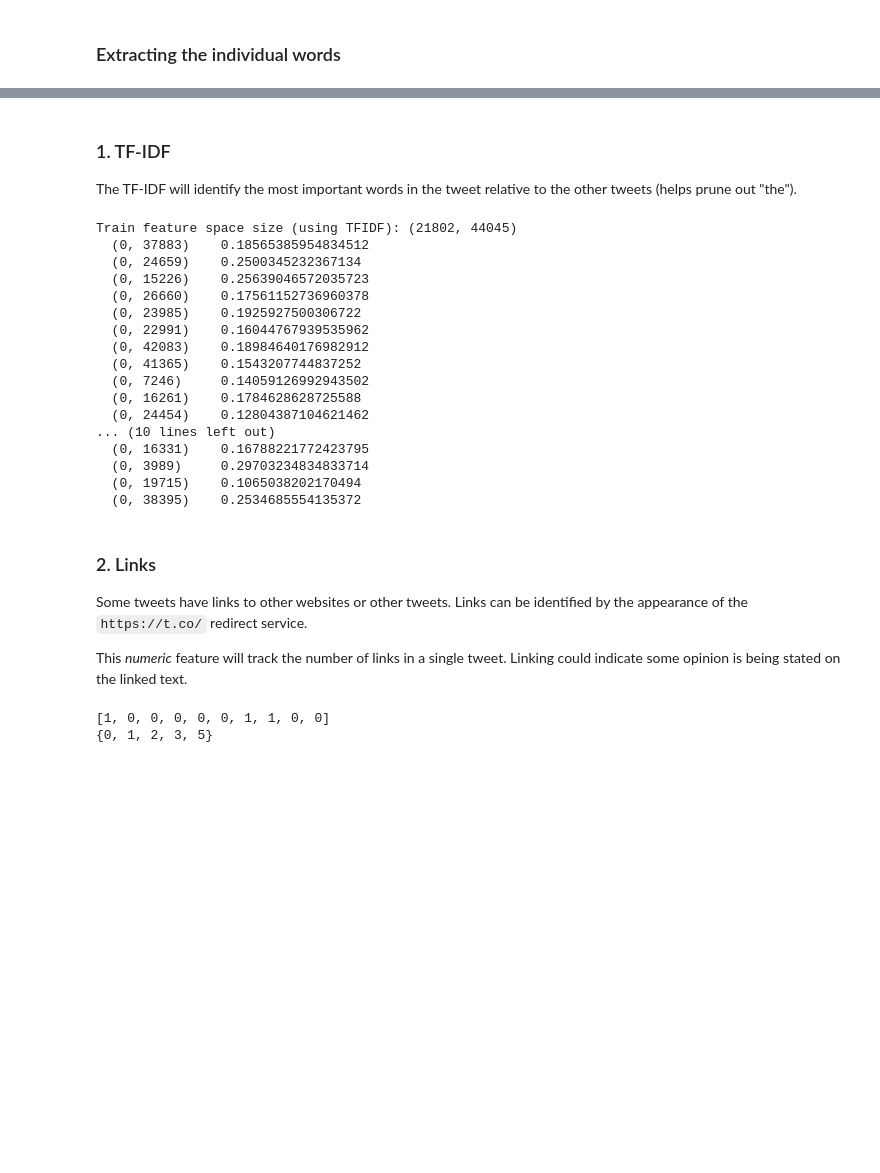
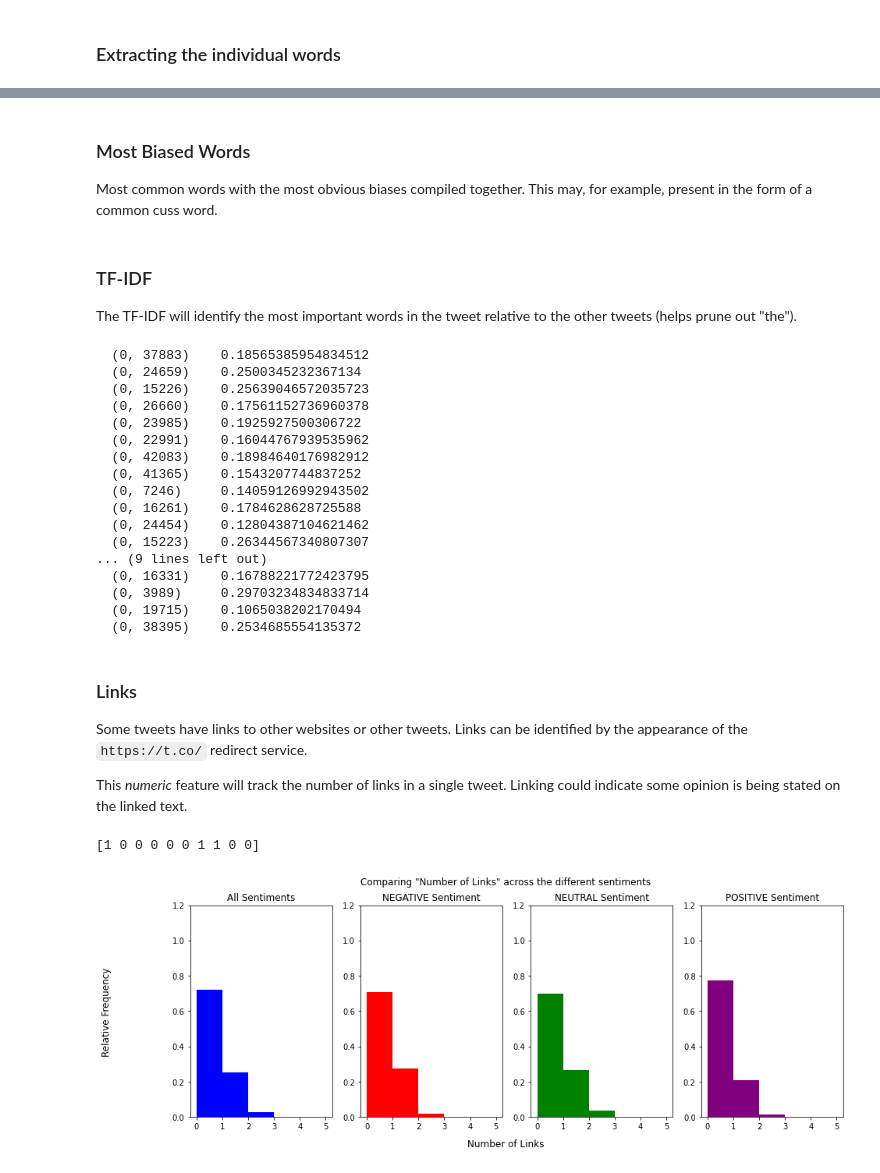
Before and after one commit to DigitalData/unimelb.comp30027.ml-assignment-2, a Jupyter notebook: code/feature-analysis.ipynb, the cells around one changed output, grey strips where cells are left out. Cells and saved outputs as stored; diff of their text form; code cells hidden in the pictures; blank space fills up the shorter version.

```diff
--- a/code/feature-analysis.ipynb
+++ b/code/feature-analysis.ipynb
@@ -40,0 +228,5 @@ print(tweet_word_lists[:10])
+# %% [markdown]
+### Most Biased Words
+
+Most common words with the most obvious biases compiled together.
+This may, for example, present in the form of a common cuss word.
@@ -41,18 +235,14 @@ print(tweet_word_lists[:10])
 # %% [markdown]
-### 1. TF-IDF
+### TF-IDF
 The TF-IDF will identify the most important words in the tweet relative to the other tweets (helps prune out "the").
 # %%
-from sklearn.feature_extraction.text import TfidfVectorizer
-
 tfidf_vectorizer = TfidfVectorizer()
 
 #Build the feature set (vocabulary) and vectorise the Tarin dataset using TFIDF
 tweets_tfidf = tfidf_vectorizer.fit_transform(tweets)
 
-print("Train feature space size (using TFIDF):", tweets_tfidf.shape)
 print(tweets_tfidf[1])
 # %% [output]
-Train feature space size (using TFIDF): (21802, 44045)
   (0, 37883)    0.18565385954834512
   (0, 24659)    0.2500345232367134
   (0, 15226)    0.25639046572035723
@@ -64,13 +254,14 @@ Train feature space size (using TFIDF): (21802, 44045)
   (0, 7246)     0.14059126992943502
   (0, 16261)    0.1784628628725588
   (0, 24454)    0.12804387104621462
-... (10 lines left out)
+  (0, 15223)    0.26344567340807307
+... (9 lines left out)
   (0, 16331)    0.16788221772423795
   (0, 3989)     0.29703234834833714
   (0, 19715)    0.1065038202170494
   (0, 38395)    0.2534685554135372
 # %% [markdown]
-### 2. Links
+### Links
 
 Some tweets have links to other websites or other tweets.
 Links can be identified by the appearance of the `https://t.co/` redirect service.
@@ -78,16 +269,19 @@ Links can be identified by the appearance of the `https://t.co/` redirect servic
 This *numeric* feature will track the number of links in a single tweet. Linking could indicate some opinion is being stated on the linked text.
 # %%
 # Create a list of number of redirects/links
+links = []
 num_links = []
 
 for t in tweets:
-    links = re.findall(r"https://t.co", t)
-    num_links.append(len(links))
+    ls = re.findall(r"https://t.co", t)
+    num_links.append(len(ls))
+    links.append(ls)
+num_links = np.array(num_links)
 
 # check the head and range of values for this
 print(num_links[:10])
-print(set(num_links))
+compare_histograms(num_links, label = "Number of Links")
 # %% [output]
-[1, 0, 0, 0, 0, 0, 1, 1, 0, 0]
-{0, 1, 2, 3, 5}
+[1 0 0 0 0 0 1 1 0 0]
+[figure, added]
 # %% [markdown]
```
Also changed, not shown: parts of 24 cells of this notebook.
